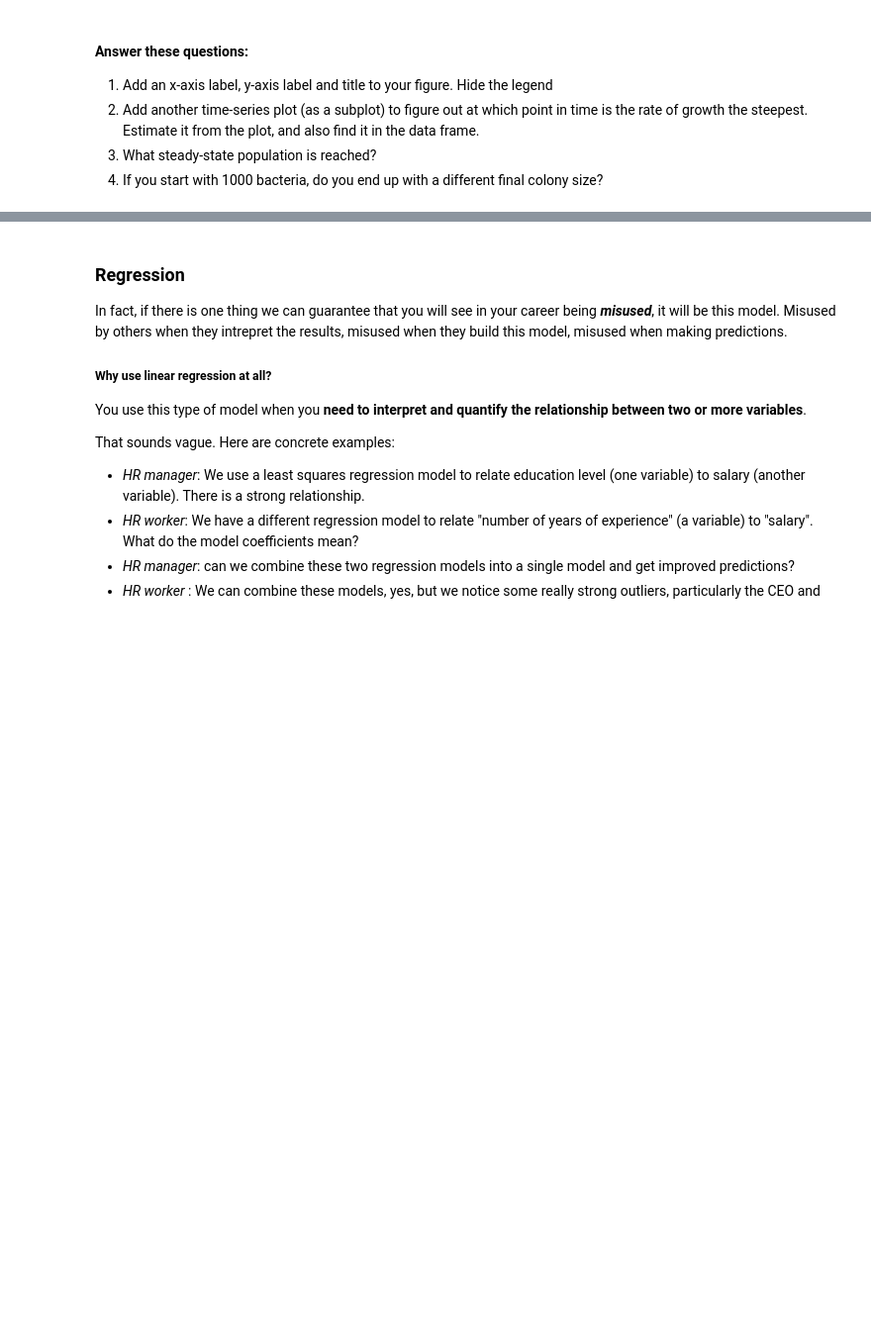
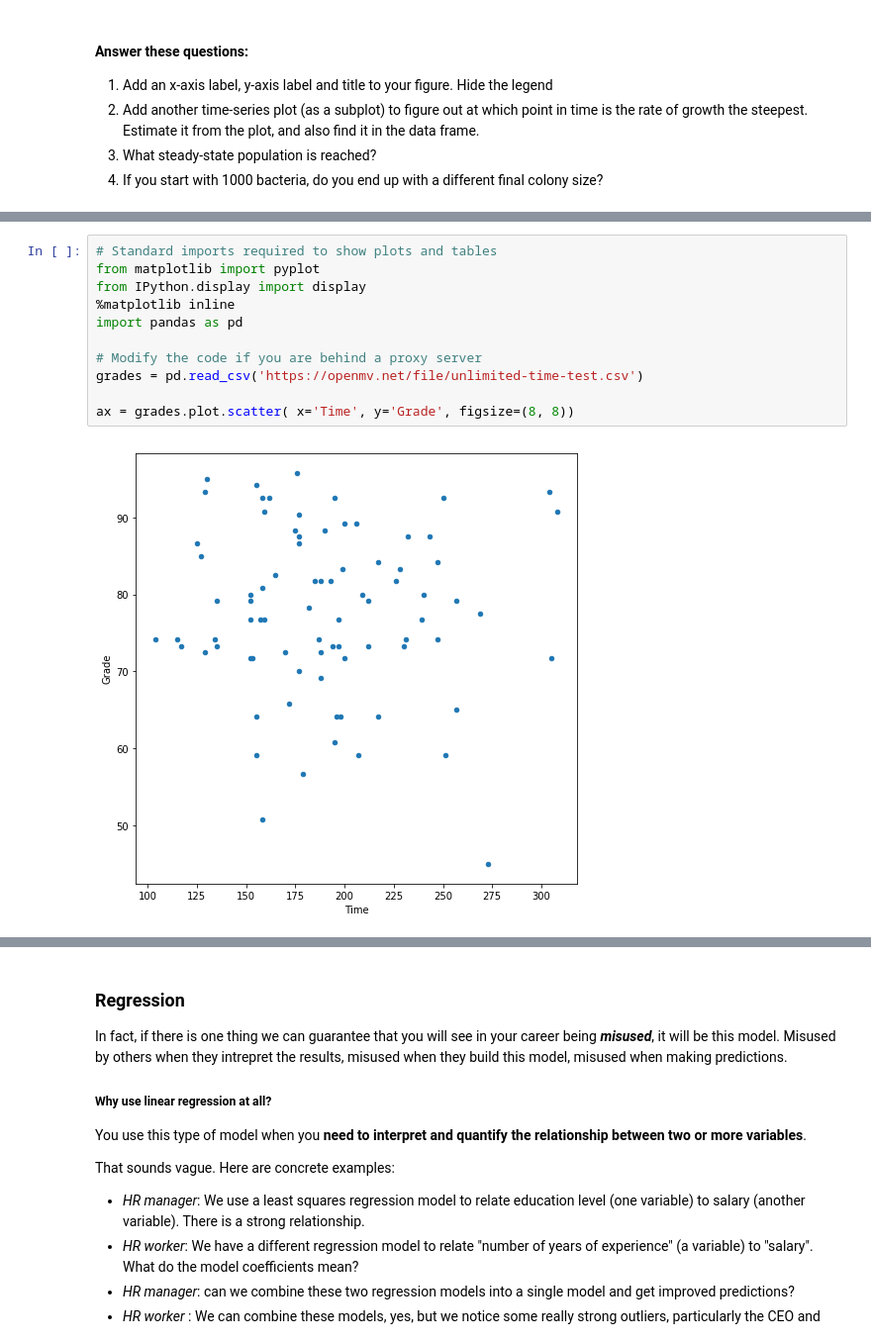
Before and after one commit to kgdunn/python-basic-notebooks, a Jupyter notebook: Module-10-interactive.ipynb, the cells around one changed output, grey strips where cells are left out. Shown at 99% size. Drawn from its saved outputs; the diff is of its cells as text; blank space fills up the shorter version.

Commit message:
WIP: figuring out the colour and shape options for scatterplots

```diff
--- a/Module-10-interactive.ipynb
+++ b/Module-10-interactive.ipynb
@@ -484,0 +490,13 @@ In summary:
+# %%
+# Standard imports required to show plots and tables
+from matplotlib import pyplot
+from IPython.display import display
+%matplotlib inline
+import pandas as pd
+
+# Modify the code if you are behind a proxy server
+grades = pd.read_csv('https://openmv.net/file/unlimited-time-test.csv')
+
+ax = grades.plot.scatter( x='Time', y='Grade', figsize=(8, 8))
+# %% [output]
+[figure, added]
```
Also changed, not shown: parts of 14 cells of this notebook, 1 other file.
